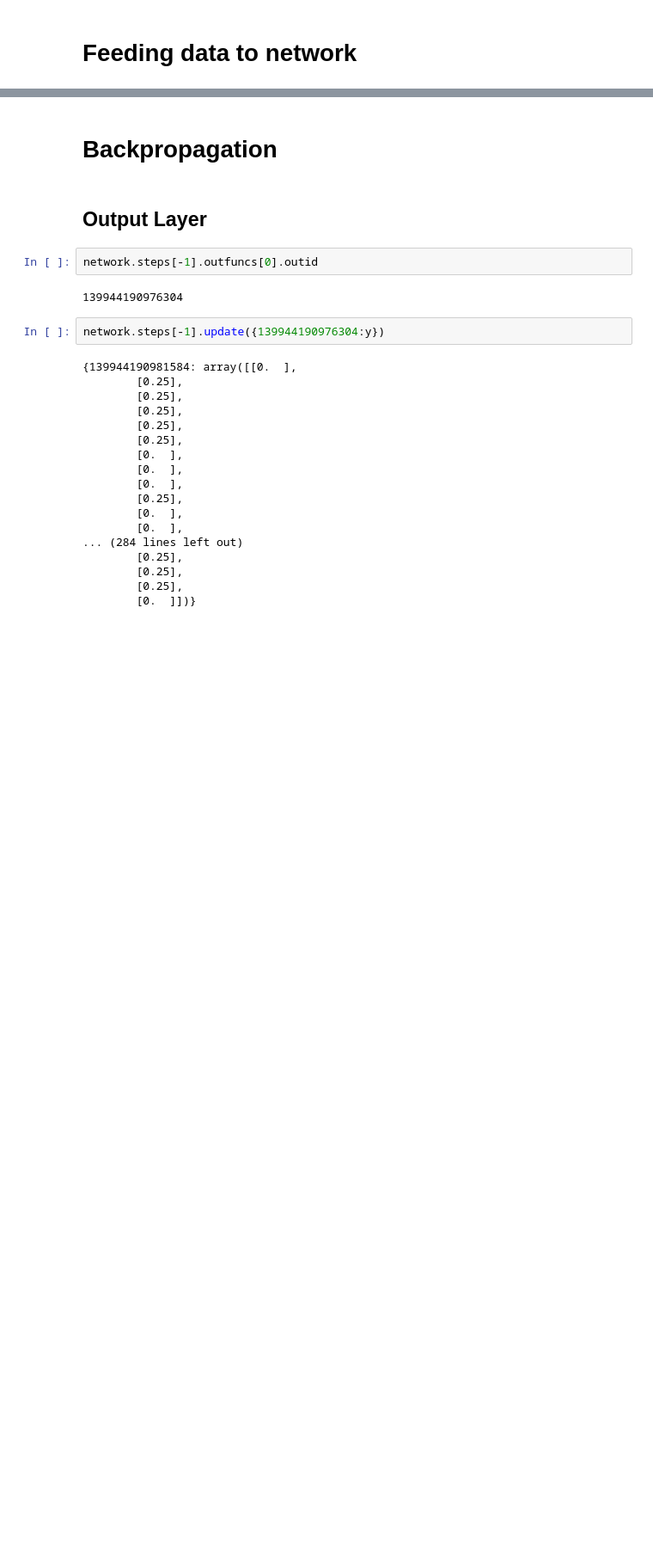
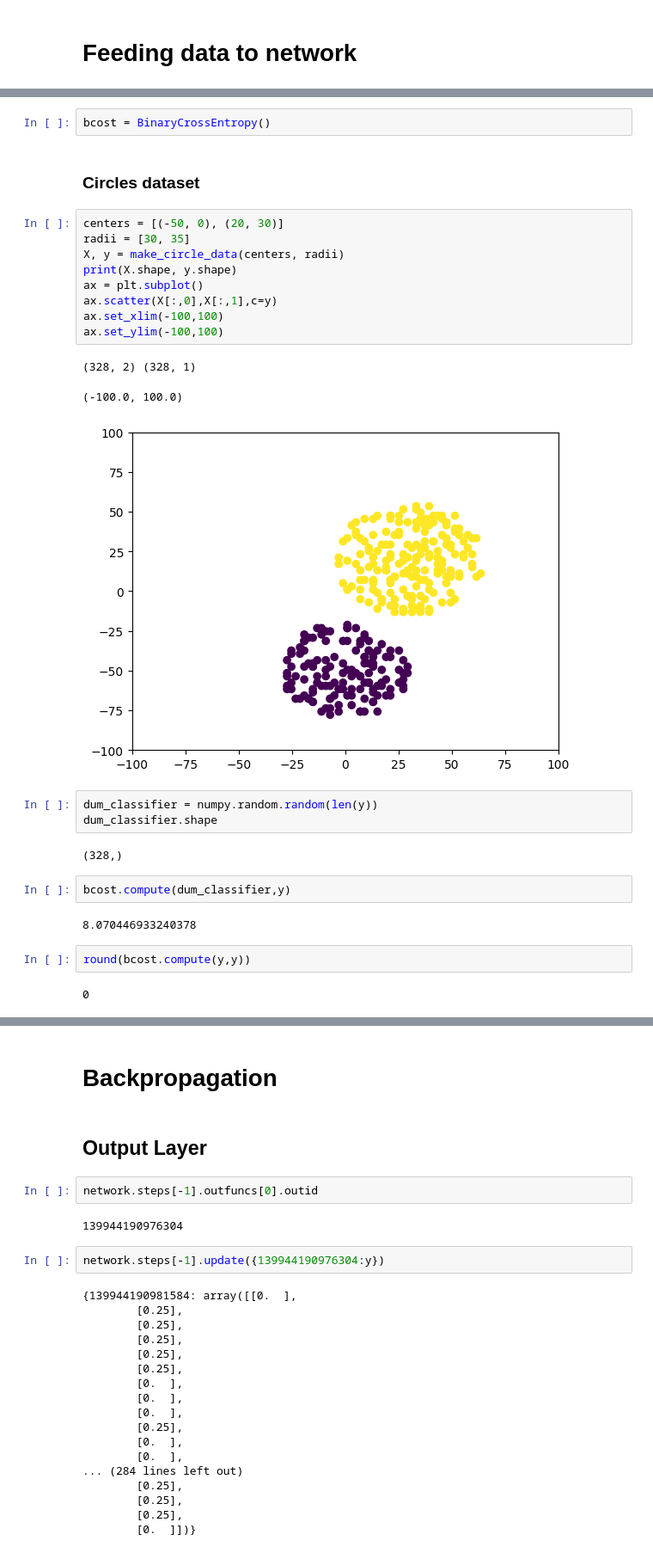
Before and after one commit to atkamara/deeplearning, a Jupyter notebook: module/Tutorials.ipynb, the cells around one changed output, grey strips where cells are left out. Shown at 86% size. Cells and saved outputs as stored; diff of their text form; blank space fills up the shorter version.

```diff
--- a/module/Tutorials.ipynb
+++ b/module/Tutorials.ipynb
@@ -1149,0 +884,30 @@ pred
+# %%
+bcost = BinaryCrossEntropy()
+# %% [markdown]
+### Circles dataset
+# %%
+centers = [(-50, 0), (20, 30)]
+radii = [30, 35]
+X, y = make_circle_data(centers, radii)
+print(X.shape, y.shape)
+ax = plt.subplot()
+ax.scatter(X[:,0],X[:,1],c=y)
+ax.set_xlim(-100,100)
+ax.set_ylim(-100,100)
+# %% [output]
+(328, 2) (328, 1)
+(-100.0, 100.0)
+[figure, added]
+# %%
+dum_classifier = numpy.random.random(len(y))
+dum_classifier.shape
+# %% [output]
+(328,)
+# %%
+bcost.compute(dum_classifier,y)
+# %% [output]
+8.070446933240378
+# %%
+round(bcost.compute(y,y))
+# %% [output]
+0
```
Also changed, not shown: parts of 110 cells of this notebook, 2 other files.
